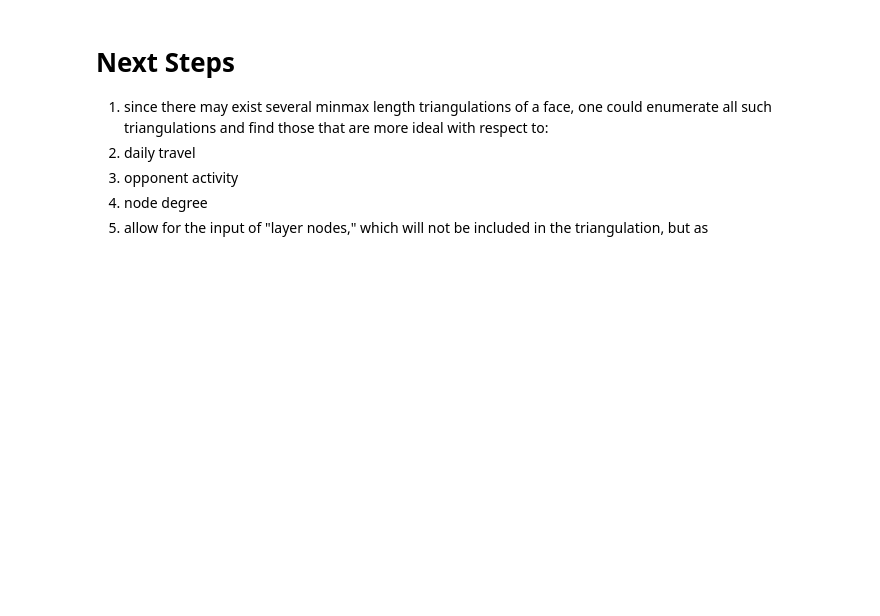
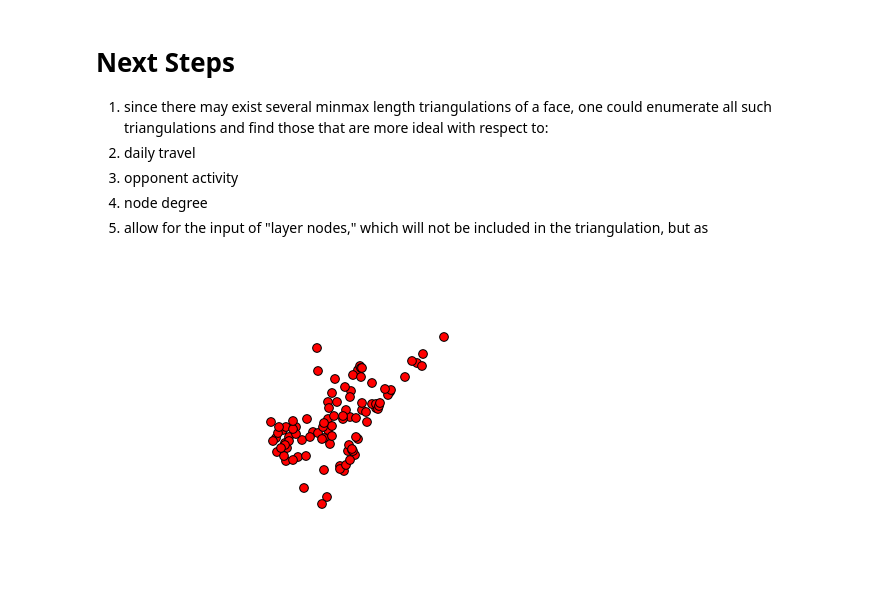
Before and after one commit to weflossdaily/ingress, a Jupyter notebook: minMaxLengthTriangulation.ipynb, the cells around one changed output. Saved outputs shown, nothing was run; the diff lists cells and outputs as text; code cells hidden in the pictures; blank space fills up the shorter version.

```diff
--- a/minMaxLengthTriangulation.ipynb
+++ b/minMaxLengthTriangulation.ipynb
@@ -200,3 +250,7 @@ Yo got dat face: [(1, 18), (1, 22), (18, 8), (5, 22), (5, 23), (23, 8)]
   1. opponent activity
   1. node degree
 1. allow for the input of "layer nodes," which will not be included in the triangulation, but as
+# %%
+wright.draw()
+# %% [output]
+[figure, added]
```
Also changed, not shown: parts of 5 cells of this notebook, 1 other file.
